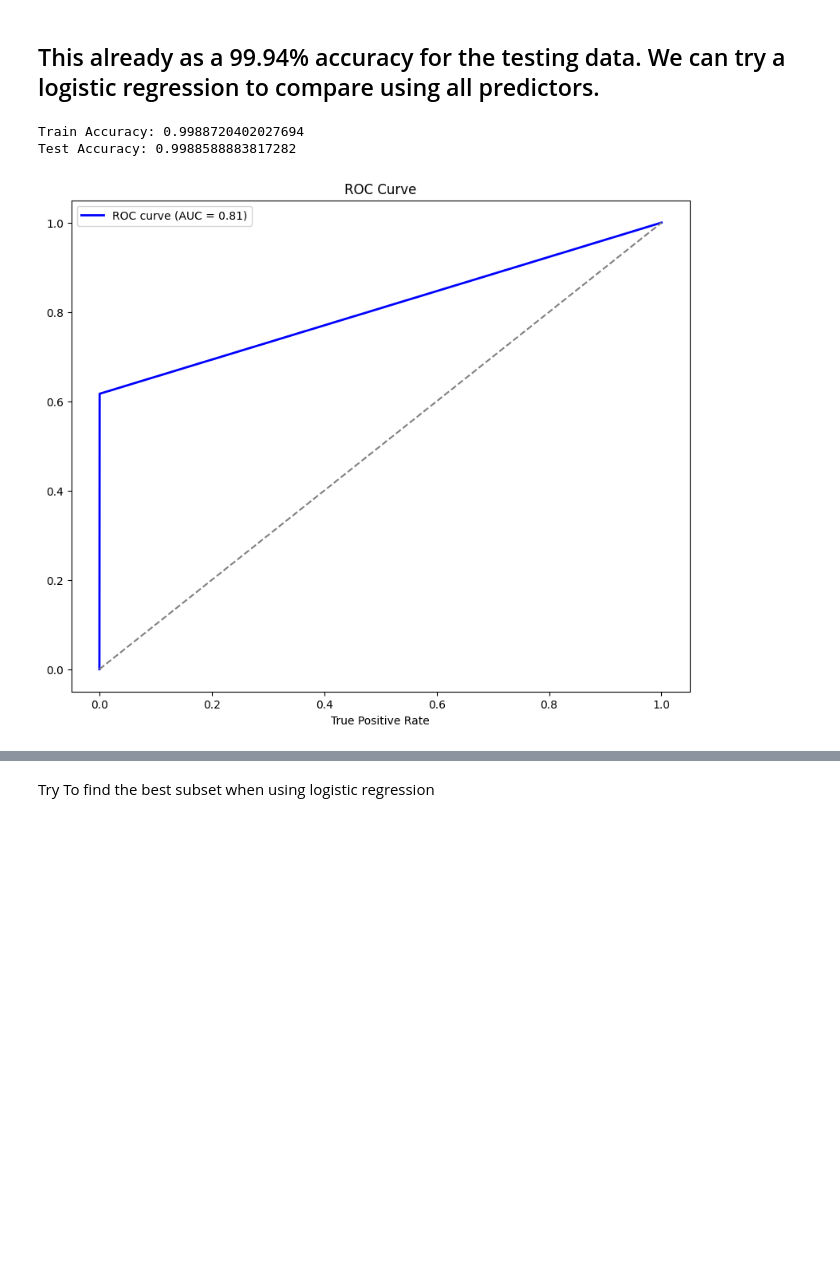
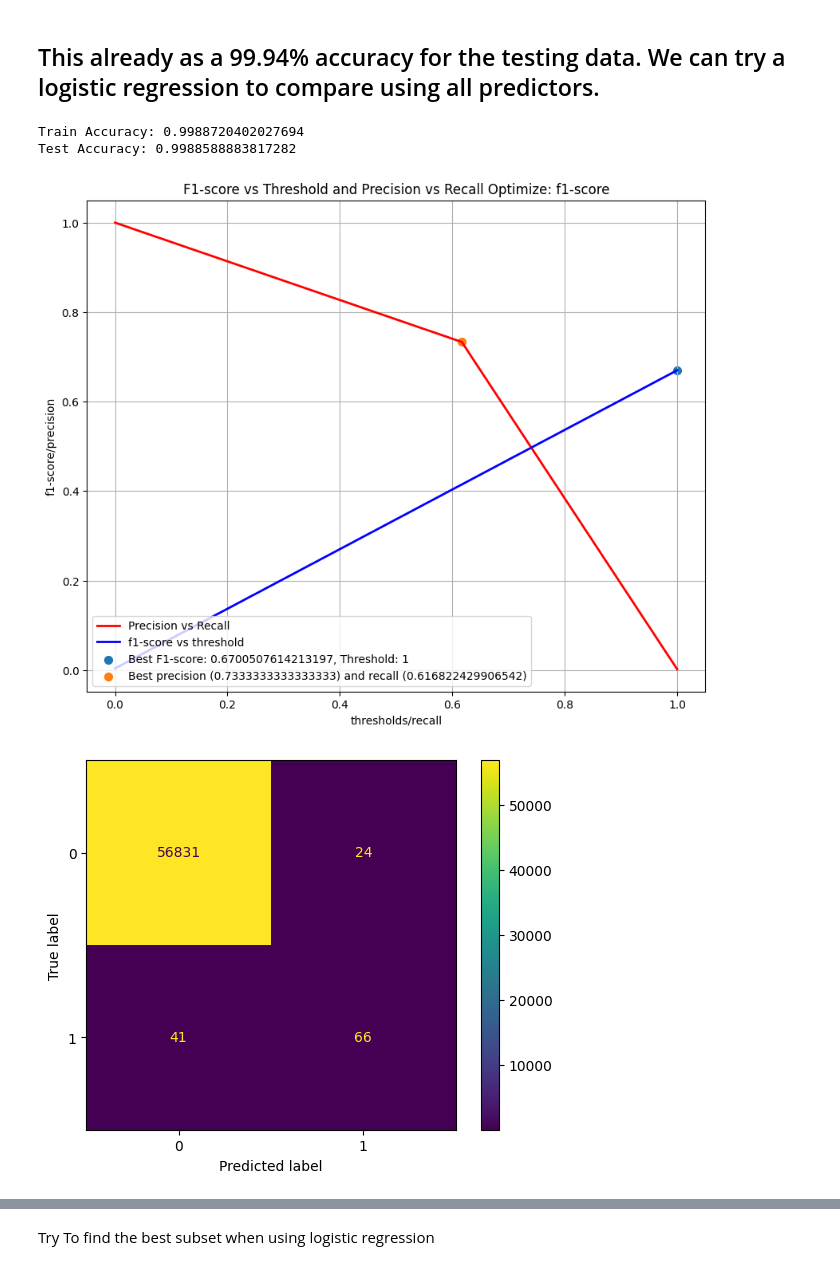
Before and after one commit to flopez0294/CSE176MLProject, a Jupyter notebook: pt3Classification.ipynb, the cells around one changed output, grey strips where cells are left out. Drawn from its saved outputs; the diff is of its cells as text; code cells hidden in the pictures; blank space fills up the shorter version.

```diff
--- a/pt3Classification.ipynb
+++ b/pt3Classification.ipynb
@@ -224,3 +223,41 @@ Label: "__LABEL"
 The RMSE of this testing evaluation is: {'loss': 0.0, 'accuracy': 0.9994909167289734}
 Evaluation(num_examples=227845, accuracy=0.9995786609317738, loss=0.006854686924008496, rmse=None, ndcg=None, aucs=None, auuc=None, qini=None)
 {'INV_MEAN_MIN_DEPTH': [("V14" (1; #7), 0.20763641635978794), ("V17" (1; #10), 0.2016957907511756), ("V4" (1; #24), 0.16522831534160803), ("V10" (1; #3), 0.14881693211311608), ("V12" (1; #5), 0.146008 ...
+# %%
+def print_graphs(y_test, preds, opt = 'f1-score', ret = False):
+    precision, recall, thresholds = precision_recall_curve(y_test, preds)
+    f1_scores = 2 * ((precision[:-1] * recall[:-1])/(precision[:-1] + recall[:-1]))
+    max_idx = 0
+    if opt.lower() == 'recall':
+        max_idx = np.argmax(recall[:-1])
+    if opt.lower() == 'precision':
+        max_idx = np.argmax(precision[:-1])
+    else:
+        max_idx = np.argmax(f1_scores)
+    best_f1 = f1_scores[max_idx]
+    best_threshold = thresholds[max_idx]
+    best_precision = precision[max_idx]
+    best_recall = recall[max_idx]
+    if ret:
+        return (best_f1, best_threshold)
+    # print(f"Best Precision: {best_precision}, Best_recall: {best_recall}")
+    # print(f'Best F1_score: {best_f1}, Best Threshold: {best_threshold}')
+    plt.figure(figsize=(10, 8))
+    plt.plot(recall, precision, color='red', lw=2, label=f'Precision vs Recall')
+    plt.plot(thresholds, f1_scores, color='blue', lw=2, label=f'f1-score vs threshold')
+    plt.scatter(best_threshold, best_f1, s=50, marker='o', label=f'Best F1-score: {best_f1}, Threshold: {best_threshold}')
+    plt.scatter(best_recall, best_precision, s=50, marker='o', label=f'Best precision ({best_precision}) and recall ({best_recall})')
+    plt.xlabel('thresholds/recall')
+    plt.ylabel('f1-score/precision')
+    plt.title(f'F1-score vs Threshold and Precision vs Recall Optimize: {opt.lower()}')
+    plt.legend(loc='lower left')
+    plt.grid(True)
+    plt.show()
+
+    # confusion Matrix with best_threshold
+    confusion_mat = confusion_matrix(y_test, (preds >= best_threshold).astype(int))
+    disp = ConfusionMatrixDisplay(confusion_mat)
+    disp.plot()
+
+print_graphs(y_test, preds)
+print_graphs(y_test, preds, 'recall')
@@ -464,27 +1152,29 @@ NameError: name 'one_train_ds' is not defined
 # %%
 logisticFit = LogisticRegression(solver="liblinear", penalty="l2", random_state=67)
 logisticFit.fit(x_train.drop(columns=["Class"]), y_train)
 
 pred_train = logisticFit.predict(x_train.drop(columns=["Class"]))
 pred_test = logisticFit.predict(x_test.drop(columns=["Class"]))
 
 pred_train_score = accuracy_score(y_train, pred_train)
 pred_test_score = accuracy_score(y_test, pred_test)
 
 print(f"Train Accuracy: {pred_train_score}")
 print(f"Test Accuracy: {pred_test_score}")
 
+print_graphs(y_test, pred_test)
 fpr, tpr, thresholds = roc_curve(y_test, pred_test)
 roc_auc = auc(fpr, tpr)
 plt.figure(figsize=(10, 8))
 plt.plot(fpr,tpr, color='blue', lw=2, label=f'ROC curve (AUC = {roc_auc:.2f})')
 plt.plot([0,1], [0,1], color='gray', linestyle='--')
 plt.xlabel('False Positive Rate')
 plt.ylabel('True Positive Rate')
 plt.legend()
 plt.title('ROC Curve')
 plt.show()
 # %% [output]
 Train Accuracy: 0.9988720402027694
 Test Accuracy: 0.9988588883817282
-[figure, old version]
+[figure, new version]
+[figure, added]
```
Also changed, not shown: parts of 18 cells of this notebook, 2 other files.
